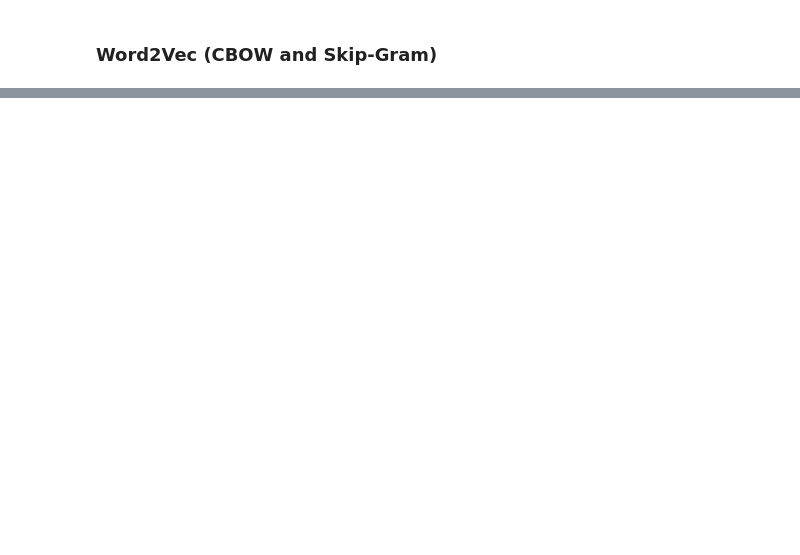
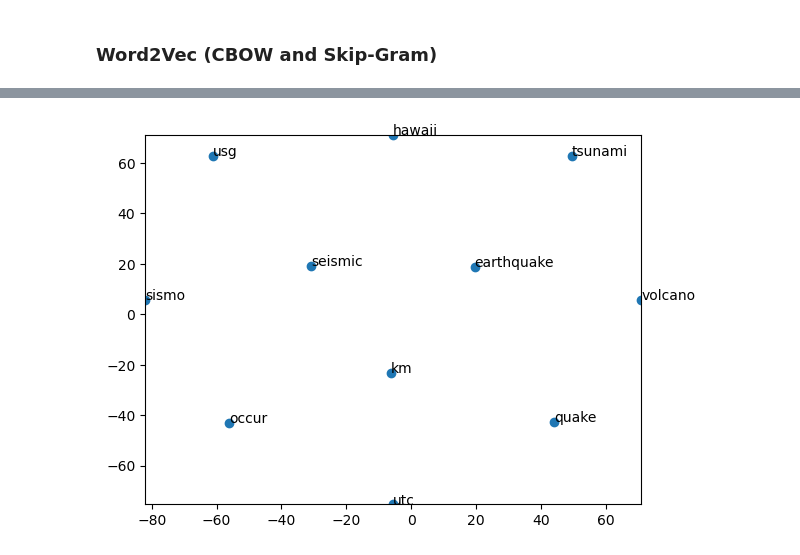
Before and after one commit to LuisPHenriques/TAAC-Project, a Jupyter notebook: NLP Project/notebook.ipynb, the cells around one changed output, grey strips where cells are left out. Cells and saved outputs as stored; diff of their text form; code cells hidden in the pictures; blank space fills up the shorter version.

```diff
--- a/NLP Project/notebook.ipynb
+++ b/NLP Project/notebook.ipynb
@@ -181,6 +183,30 @@ def get_embeddings(tokens, model):
         except:
             pass
     return np.array(embeddings)
+
+
+def display_closestwords_tsnescatterplot(model, word, size):
+
+    arr = np.empty((0,size), dtype='f')
+    word_labels = [word]
+    close_words = model.wv.similar_by_word(word)
+    arr = np.append(arr, np.array([model.wv[word]]), axis=0)
+    for wrd_score in close_words:
+        wrd_vector = model.wv[wrd_score[0]]
+        word_labels.append(wrd_score[0])
+        arr = np.append(arr, np.array([wrd_vector]), axis=0)
+
+    tsne = TSNE(n_components=2, random_state=0, perplexity = 10)
+    np.set_printoptions(suppress=True)
+    Y = tsne.fit_transform(arr)
+    x_coords = Y[:, 0]
+    y_coords = Y[:, 1]
+    plt.scatter(x_coords, y_coords)
+    for label, x, y in zip(word_labels, x_coords, y_coords):
+        plt.annotate(label, xy=(x, y), xytext=(0, 0), textcoords='offset points')
+    plt.xlim(x_coords.min()+0.00005, x_coords.max()+0.00005)
+    plt.ylim(y_coords.min()+0.00005, y_coords.max()+0.00005)
+    plt.show()
 # %% [markdown]
 ## Data Loading
 # %%
@@ -329,8 +355,8 @@ Testing data
 ### Word2Vec (CBOW and Skip-Gram)
 # %%
 # Train Word2Vec model
-cbow_model = Word2Vec(sentences = tweets_train['tokenized_text'], vector_size = 128, window = 5, min_count = 1, workers = 4, sg = 0, epochs = 64)
-skipgram_model = Word2Vec(sentences = tweets_train['tokenized_text'], vector_size = 128, window = 5, min_count = 1, workers = 4, sg = 1, epochs = 64)
+cbow_model = Word2Vec(sentences = tweets_train['tokenized_text'], vector_size = 128, window = 5, min_count = 1, workers = 4, sg = 0, epochs = 128)
+skipgram_model = Word2Vec(sentences = tweets_train['tokenized_text'], vector_size = 128, window = 5, min_count = 1, workers = 4, sg = 1, epochs = 128)
 
 # Apply the get_embedding function to create a new column 'Embedding'
 tweets_train['CBOW'] = tweets_train['tokenized_text'].apply(lambda tokens: get_embeddings(tokens, cbow_model))
@@ -359,3 +385,7 @@ Testing data
 | 2 | there is a forest fire at spot po... | forest fire spot pond goose flee ... | [forest, fire, spot, p, ond, go, ... | [0.0, 0.0, 0.0, 0.0, 0.0, 0.0, 0.... | [[1.9905355, 1.3080069, 1.0239272... | [[1.1323605, -0.015755199, 0.5236... |
 | 3 | Apocalypse lighting. #Spokane #wi... | apocalypse lighting spokane wildfire | [apocalypse, light, ing, spo, k, ... | [0.0, 0.0, 0.0, 0.0, 0.0, 0.0, 0.... | [[-0.10593855, 0.04627052, 0.5782... | [[0.6665521, -0.57290655, 0.68065... |
 | 4 | Typhoon Soudelor kills 28 in Chin... | typhoon soudelor kill china taiwan | [typhoon, soudelor, kill, china, ... | [0.0, 0.0, 0.0, 0.0, 0.0, 0.0, 0.... | [[-0.8549721, 0.7183393, 0.444298... | [[0.57446843, -0.052670315, -0.02... |
+# %%
+display_closestwords_tsnescatterplot(cbow_model, 'earthquake', 128)
+# %% [output]
+[figure, added]
```
Also changed, not shown: parts of 2 cells of this notebook.
